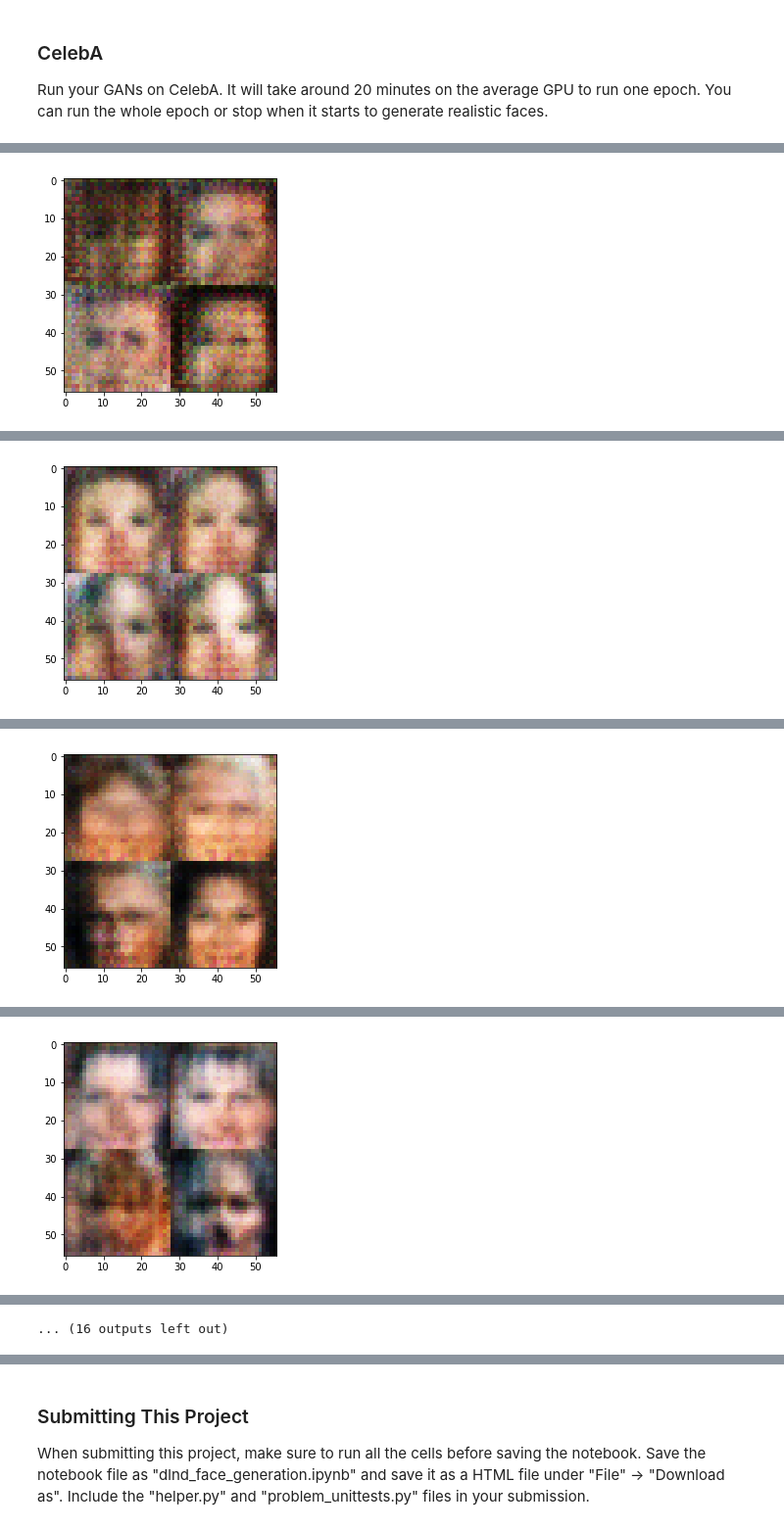
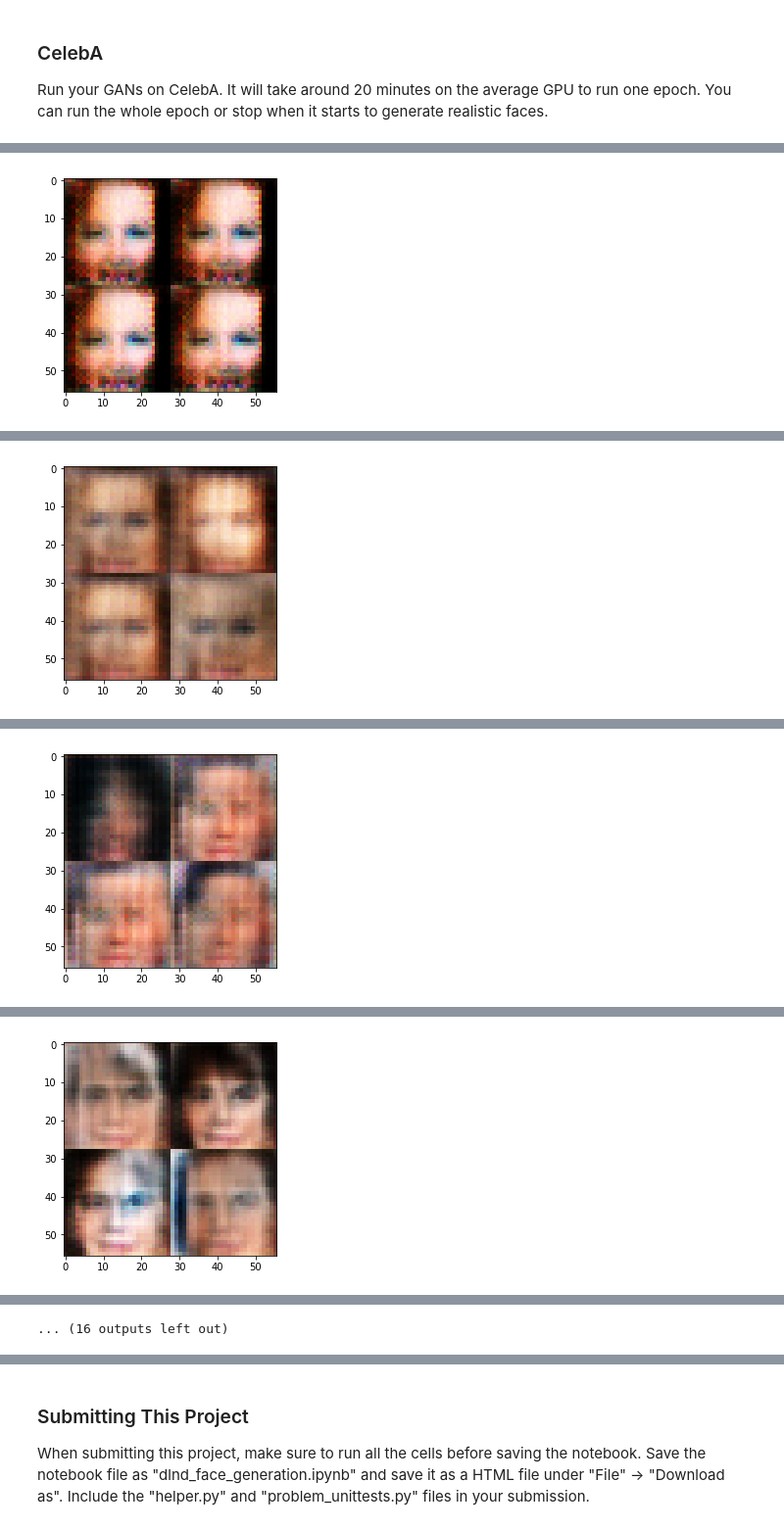
Before and after one commit to fingorn/deep-learning, a Jupyter notebook: face_generation/dlnd_face_generation.ipynb, the cells around one changed output, grey strips where cells are left out. Shown at 98% size. Saved outputs shown, nothing was run; the diff lists cells and outputs as text; code cells hidden in the pictures.

```diff
--- a/face_generation/dlnd_face_generation.ipynb
+++ b/face_generation/dlnd_face_generation.ipynb
@@ -418,7 +406,7 @@ Use the `show_generator_output` to show `generator` output while you train. Runn
 import math
 tf.reset_default_graph()
 def train(epoch_count, batch_size, z_dim, learning_rate, beta1, get_batches, data_shape, data_image_mode,
-         total_prints=5, total_logs=100, adam_epsilon=1e-08):
+         total_prints=5, total_logs=100, adam_epsilon=1e-08, checkpoint_name='generator.chkpt'):
     """
     Train the GAN
     :param epoch_count: Number of epochs
@@ -432,6 +420,7 @@ def train(epoch_count, batch_size, z_dim, learning_rate, beta1, get_batches, dat
     """
     # TODO: Build Model
 #     total_prints = 5
+    print("Input data shape:{}".format(data_shape))
     total_prints_freq = math.ceil(data_shape[0] / batch_size * epoch_count / total_prints)
 
     print("Total batch size:{}, total_prints_freq:{}".format(data_shape[0],total_prints_freq))
@@ -445,7 +434,7 @@ def train(epoch_count, batch_size, z_dim, learning_rate, beta1, get_batches, dat
 
     d_train, g_train = model_opt(d_loss, g_loss, lr, beta1,epsilon=adam_epsilon)
 
-#     saver = tf.train.Saver()
+    saver = tf.train.Saver()
 
     sample, losses = [], []
     step_count=0
@@ -484,10 +473,10 @@ def train(epoch_count, batch_size, z_dim, learning_rate, beta1, get_batches, dat
                         print("Epoch:{} Step:{} Discriminator Loss:{}, Generator Loss:{}".format(epoch,step_count,
                                                                                                  dis_loss,gen_loss))
                         #Show generator output
-                        show_generator_output(sess, 8, z_input, data_shape[3], data_image_mode)
+                        show_generator_output(sess, 4, z_input, data_shape[3], data_image_mode)
 
 
-#         saver.save(sess,'./checkpoints/generator.chkpt')
+        saver.save(sess,'./checkpoints/'+checkpoint_name)
     return losses
 # %%
 mnist_sample = helper.Dataset('mnist', glob(os.path.join(data_dir, 'test_sample/*.jpg')))
@@ -615,7 +589,7 @@ Run your GANs on CelebA.  It will take around 20 minutes on the average GPU to r
 tf.reset_default_graph()
 batch_size = 64
 z_dim = 100
-learning_rate = 0.0003
+learning_rate = 0.0002
 beta1 = 0.5
 
 
@@ -627,5 +601,5 @@ epochs = 1
 celeba_dataset = helper.Dataset('celeba', glob(os.path.join(data_dir, 'img_align_celeba/*.jpg')))
 with tf.Graph().as_default():
     celeb_losses = train(epochs, batch_size, z_dim, learning_rate, beta1, celeba_dataset.get_batches,
-          celeba_dataset.shape, celeba_dataset.image_mode,total_prints=15,total_logs=200)
+          celeba_dataset.shape, celeba_dataset.image_mode,total_prints=15,total_logs=200, adam_epsilon=1e-05, checkpoint_name='celebG.chkpt')
 # %% [output]
@@ -635 +610 @@ Epoch:0 Step:212 Discriminator Loss:1.8012950420379639, Generator Loss:0.5224313
-[figure, old version]
+[figure, new version]
@@ -637 +612 @@ Epoch:0 Step:424 Discriminator Loss:1.4196555614471436, Generator Loss:0.6011167
-[figure, old version]
+[figure, new version]
@@ -639 +614 @@ Epoch:0 Step:636 Discriminator Loss:1.3989965915679932, Generator Loss:0.6768860
-[figure, old version]
+[figure, new version]
@@ -641 +616 @@ Epoch:0 Step:848 Discriminator Loss:1.3889260292053223, Generator Loss:0.6880590
-[figure, old version]
+[figure, new version]
```
Also changed, not shown: parts of 10 cells of this notebook.
